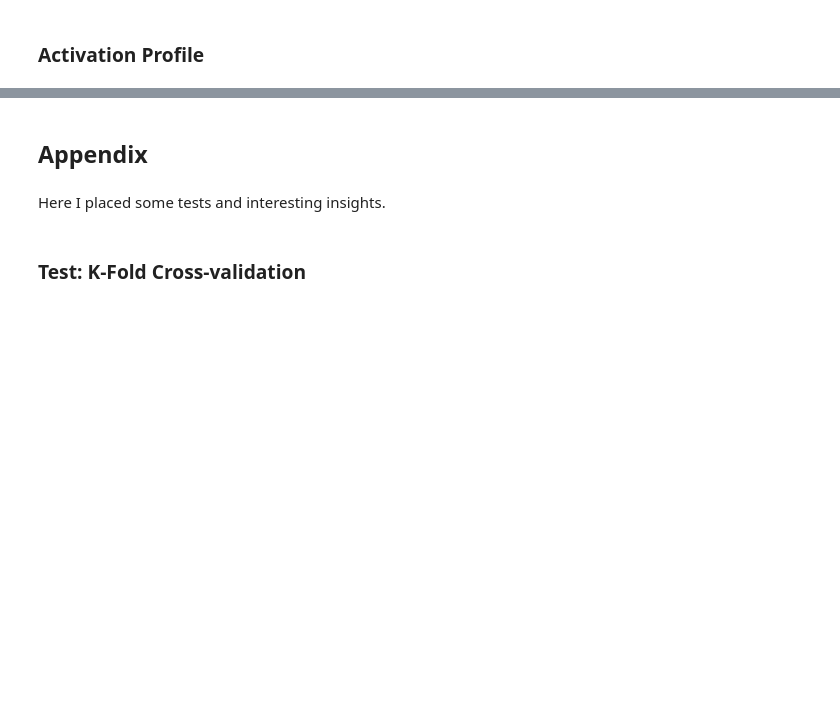
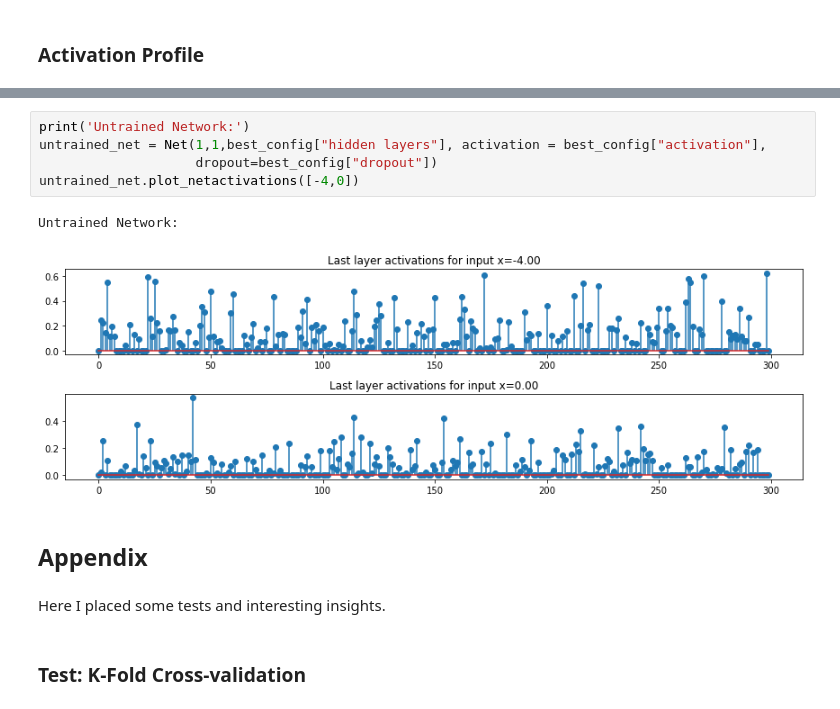
Before and after one commit to SaverioMonaco/NN-DeepLearning-Projects, a Jupyter notebook: 1. Supervised Deep Learning/Monaco-HW1-Regression.ipynb, the cells around one changed output, grey strips where cells are left out. Drawn from its saved outputs; the diff is of its cells as text; blank space fills up the shorter version.

```diff
--- a/1. Supervised Deep Learning/Monaco-HW1-Regression.ipynb
+++ b/1. Supervised Deep Learning/Monaco-HW1-Regression.ipynb
@@ -454,3 +457,11 @@ best_net.plot_netactivations([0.4,11])
+# %%
+print('Untrained Network:')
+untrained_net = Net(1,1,best_config["hidden layers"], activation = best_config["activation"],
+                    dropout=best_config["dropout"])
+untrained_net.plot_netactivations([-4,0])
+# %% [output]
+Untrained Network:
+[figure, added]
 # %% [markdown]
 ## Appendix
 # %% [markdown]
```
Also changed, not shown: parts of 11 cells of this notebook.
